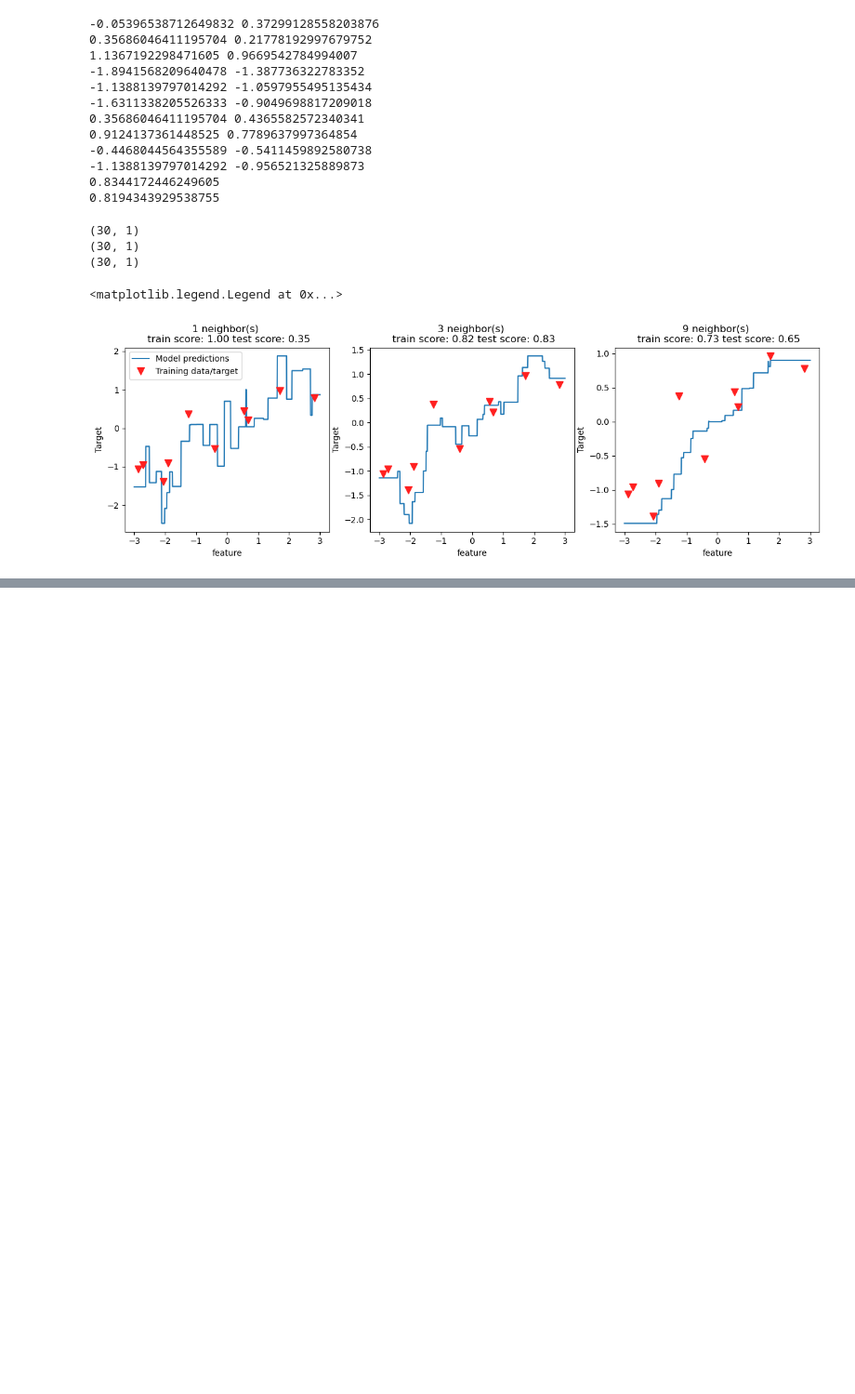
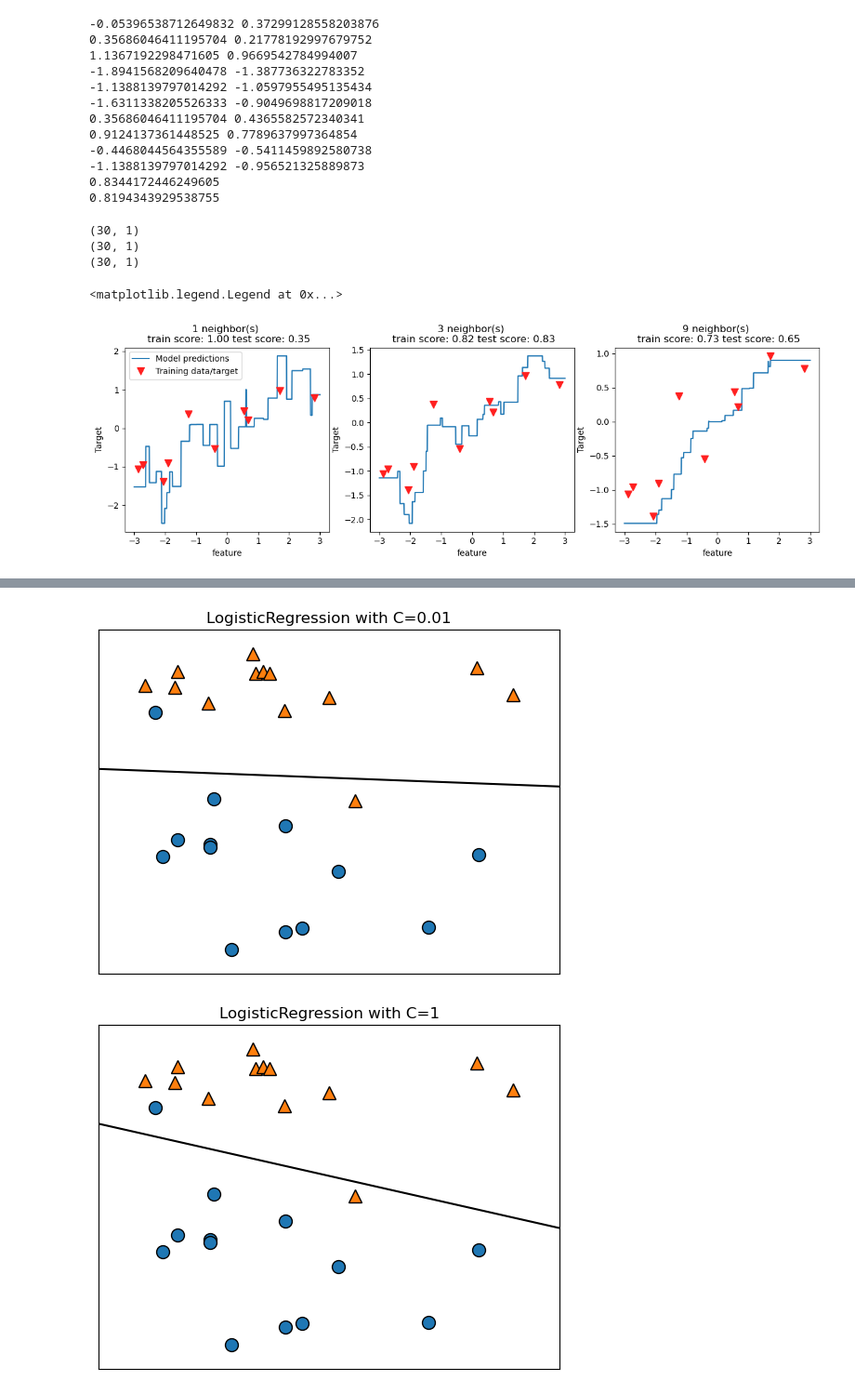
Before and after one commit to sukesantsu0930/AI_practice, a Jupyter notebook: scikit_learn_textbook.ipynb, the cells around one changed output, grey strips where cells are left out. Shown at 93% size. Drawn from its saved outputs; the diff is of its cells as text; code cells hidden in the pictures; blank space fills up the shorter version.

```diff
--- a/scikit_learn_textbook.ipynb
+++ b/scikit_learn_textbook.ipynb
@@ -334,0 +396,11 @@ axes[0].legend(["Model predictions","Training data/target","Test data/target"],l
+# %%
+for C in [0.01, 1, 100]:
+    model = LogisticRegression(C=C)
+    model.fit(X, y)
+    mglearn.plots.plot_2d_separator(model, X, fill=False, eps=0.5)
+    mglearn.discrete_scatter(X[:, 0], X[:, 1], y)
+    plt.title(f"LogisticRegression with C={C}")
+    plt.show()
+# %% [output]
+[figure, added]
+[figure, added]
```
Also changed, not shown: parts of 17 cells of this notebook, 52 other files.
